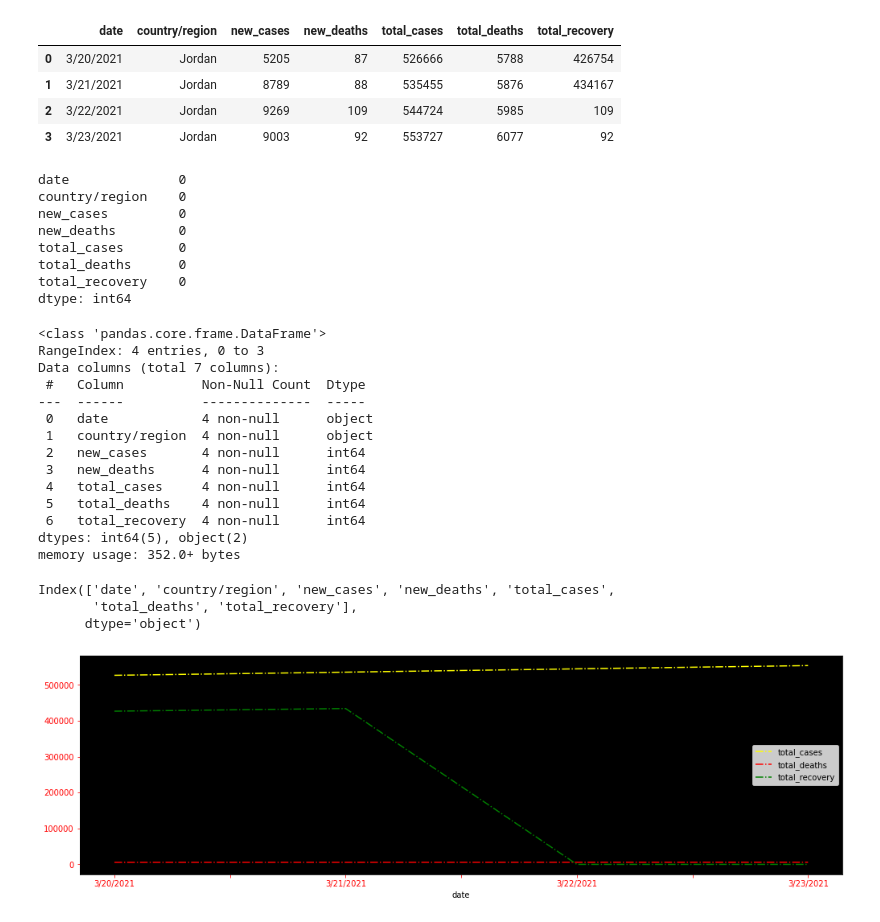
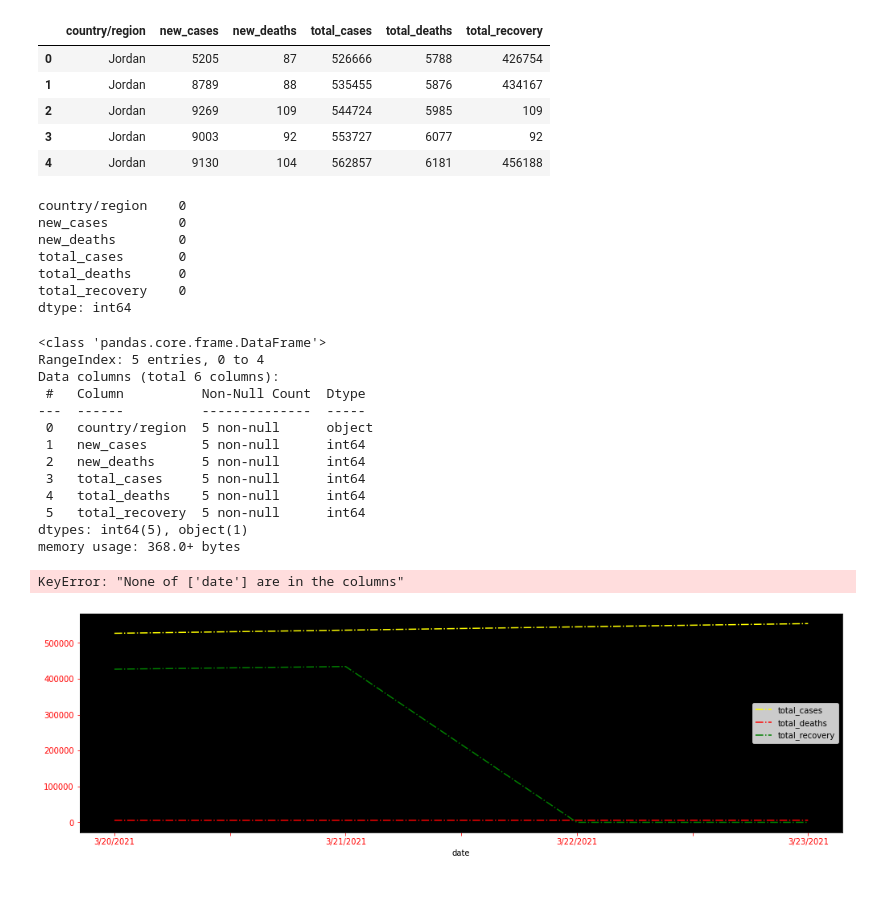
Before and after one commit to iiabdulrazak/silver-scraper, a Jupyter notebook: visData.ipynb, the cells around one changed output. Cells and saved outputs as stored; diff of their text form; code cells hidden in the pictures; blank space fills up the shorter version.

```diff
--- a/visData.ipynb
+++ b/visData.ipynb
@@ -17,16 +21,22 @@ data.to_csv('./data/gen.csv')
-# %%
-genData = pd.read_csv('data/gen.csv')
-genData
-# %% [output]
-|  | date | country/region | new_cases | new_deaths | total_cases | total_deaths | total_recovery |
-| 0 | 3/20/2021 | Jordan | 5205 | 87 | 526666 | 5788 | 426754 |
-| 1 | 3/21/2021 | Jordan | 8789 | 88 | 535455 | 5876 | 434167 |
-| 2 | 3/22/2021 | Jordan | 9269 | 109 | 544724 | 5985 | 109 |
-| 3 | 3/23/2021 | Jordan | 9003 | 92 | 553727 | 6077 | 92 |
+# %%
+genData = pd.read_csv('data/gen.csv')
+genData['new_cases'] = genData['new_cases'].str.replace(r'\W', '', regex=True).astype('int')
+genData['new_deaths'] = genData['new_deaths'].replace(r'\W', '', regex=True).astype('int')
+genData['total_cases'] = genData['total_cases'].str.replace(r'\W', '', regex=True).astype('int')
+genData['total_deaths'] = genData['total_deaths'].str.replace(r'\W', '', regex=True).astype('int')
+genData['total_recovery'] = genData['total_recovery'].str.replace(r'\W', '', regex=True).astype('int')
+
+genData
+# %% [output]
+|  | country/region | new_cases | new_deaths | total_cases | total_deaths | total_recovery |
+| 0 | Jordan | 5205 | 87 | 526666 | 5788 | 426754 |
+| 1 | Jordan | 8789 | 88 | 535455 | 5876 | 434167 |
+| 2 | Jordan | 9269 | 109 | 544724 | 5985 | 109 |
+| 3 | Jordan | 9003 | 92 | 553727 | 6077 | 92 |
+| 4 | Jordan | 9130 | 104 | 562857 | 6181 | 456188 |
 # %%
 genData.isna().sum()
 # %% [output]
-date              0
 country/region    0
 new_cases         0
 new_deaths        0
@@ -38,25 +48,20 @@ dtype: int64
 genData.info()
 # %% [output]
 <class 'pandas.core.frame.DataFrame'>
-RangeIndex: 4 entries, 0 to 3
-Data columns (total 7 columns):
+RangeIndex: 5 entries, 0 to 4
+Data columns (total 6 columns):
  #   Column          Non-Null Count  Dtype
 ---  ------          --------------  -----
- 0   date            4 non-null      object
- 1   country/region  4 non-null      object
- 2   new_cases       4 non-null      int64
- 3   new_deaths      4 non-null      int64
- 4   total_cases     4 non-null      int64
- 5   total_deaths    4 non-null      int64
- 6   total_recovery  4 non-null      int64
-dtypes: int64(5), object(2)
-memory usage: 352.0+ bytes
+ 0   country/region  5 non-null      object
+ 1   new_cases       5 non-null      int64
+ 2   new_deaths      5 non-null      int64
+ 3   total_cases     5 non-null      int64
+ 4   total_deaths    5 non-null      int64
+ 5   total_recovery  5 non-null      int64
+dtypes: int64(5), object(1)
+memory usage: 368.0+ bytes
-# %%
-genData.columns
-# %% [output]
-Index(['date', 'country/region', 'new_cases', 'new_deaths', 'total_cases',
-       'total_deaths', 'total_recovery'],
-      dtype='object')
 # %%
 graphD = genData.set_index('date')
+# %% [output]
+KeyError: "None of ['date'] are in the columns"
 # %%
```
Also changed, not shown: parts of 4 cells of this notebook.
